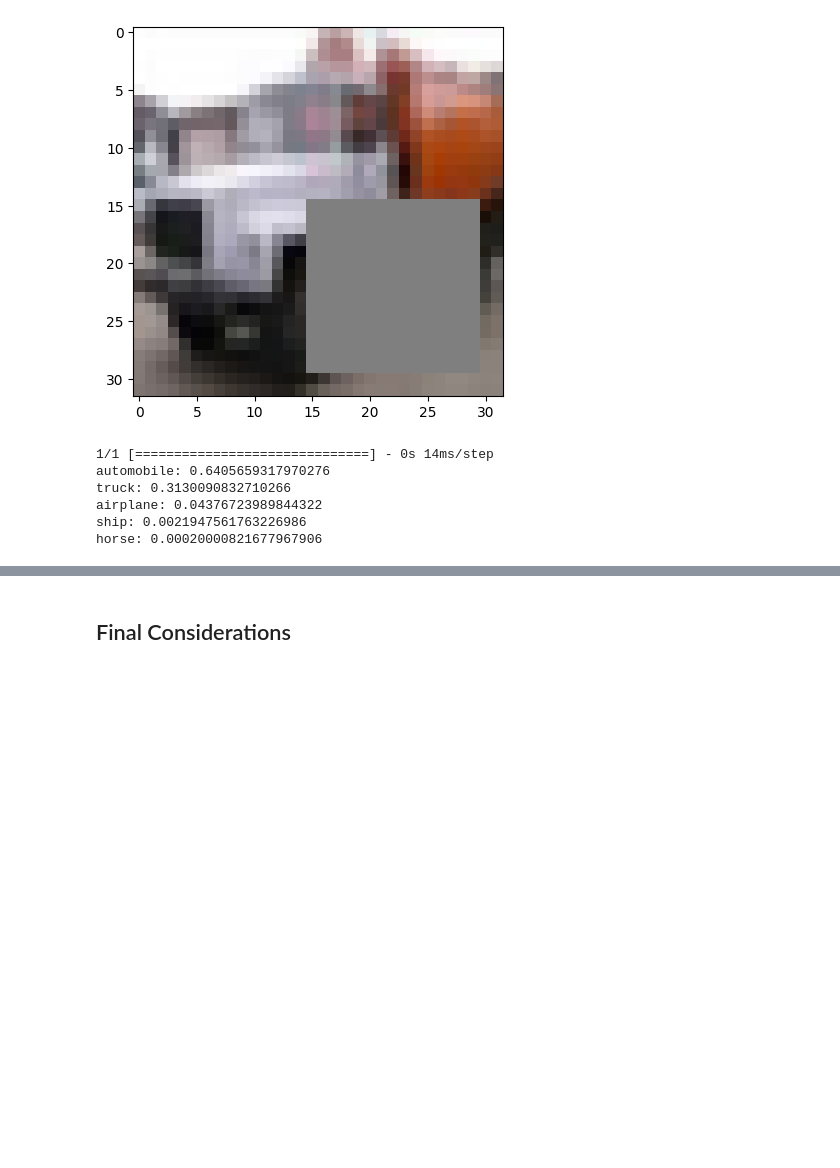
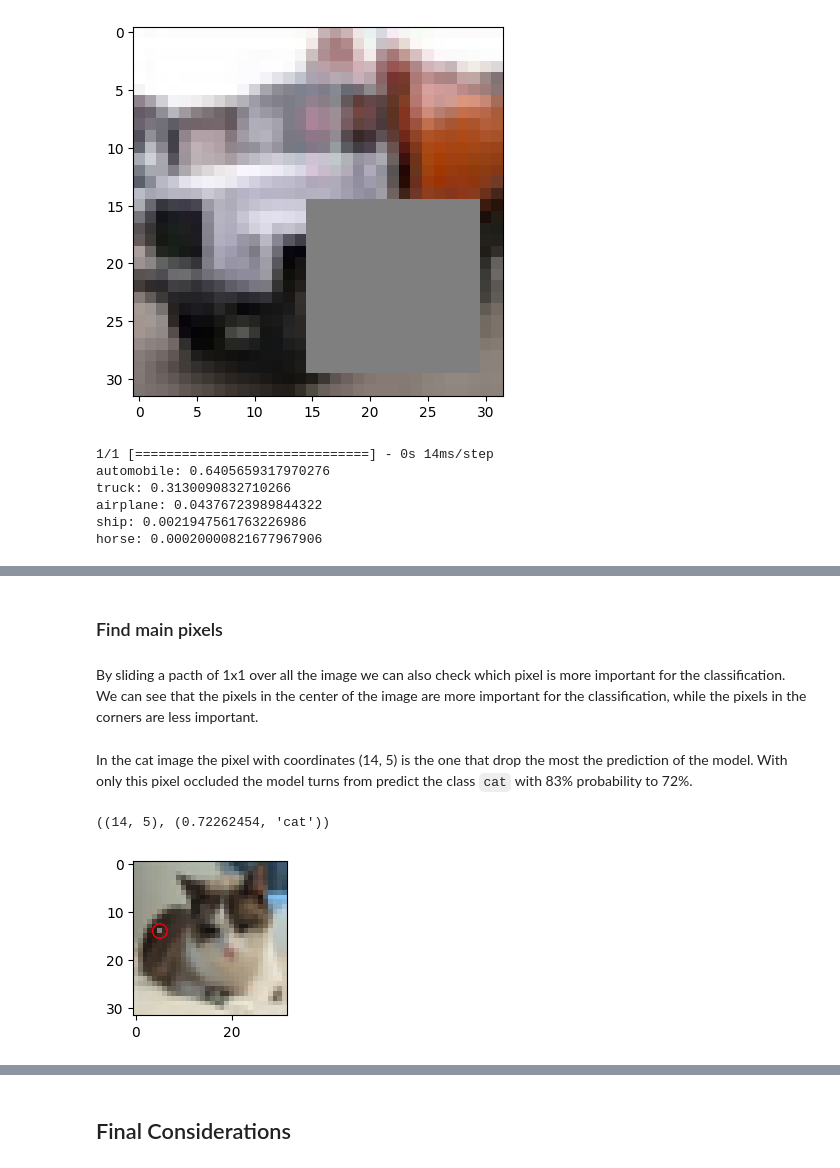
Before and after one commit to lilf4p/ispr-midterm, a Jupyter notebook: midterm3/image_classification.ipynb, the cells around one changed output, grey strips where cells are left out. Drawn from its saved outputs; the diff is of its cells as text; code cells hidden in the pictures; blank space fills up the shorter version.

```diff
--- a/midterm3/image_classification.ipynb
+++ b/midterm3/image_classification.ipynb
@@ -256,7 +259,7 @@ bird: 0.000213820138014853
 # %%
-def patch_image(image, x, y, size=1):
+def patch_image(image, x=0, y=0, n=1):
     im = image.copy()
-    im[x:x+size, y:y+size] = 0.5
+    im[x:x+n, y:y+n] = 0.5
     return im
 
 patch_image1 = patch_image(test_images[random_image], 10, 10, 10)
@@ -298,0 +322,42 @@ horse: 0.00020000821677967906
+# %% [markdown]
+### Find main pixels
+# %% [markdown]
+By sliding a pacth of 1x1 over all the image we can also check which pixel is more important for the classification. We can see that the pixels in the center of the image are more important for the classification, while the pixels in the corners are less important.
+# %%
+def find_main_pixel(image, size):
+
+    pix_prob = {}
+    for j in range(32):
+        for k in range(32):
+
+            pp = patch_image(image, j, k, size)
+            pp = pp.reshape(1, 32, 32, 3)
+
+            prediction = model.predict(pp, verbose=0)
+            prediction_prob = prediction[0][np.argsort(prediction[0])[-1]]
+            prediction_name = class_names[np.argmax(prediction)]
+
+            pix_prob[(j, k)] = (prediction_prob, prediction_name)
+
+    return pix_prob
+# %% [markdown]
+In the cat image the pixel with coordinates (14, 5) is the one that drop the most the prediction of the model. With only this pixel occluded the model turns from predict the class `cat` with 83% probability to 72%.
+# %%
+pix_prob = find_main_pixel(test_images[3129],1)
+
+# pixel with lowest probability
+main_pixel = min(pix_prob.items(), key=lambda x: x[1][0])
+
+# show the image with lowest probability
+x,y = main_pixel[0]
+plt.figure(figsize=(2,2))
+
+# draw a red circle around the pixel with lowest probability
+circle = plt.Circle((y, x), 1.5, color='r', fill=False)
+plt.gca().add_patch(circle)
+
+plt.imshow(patch_image(test_images[3129], x, y, 1))
+print(main_pixel)
+# %% [output]
+((14, 5), (0.72262454, 'cat'))
+[figure, added]
```
Also changed, not shown: parts of 13 cells of this notebook.
